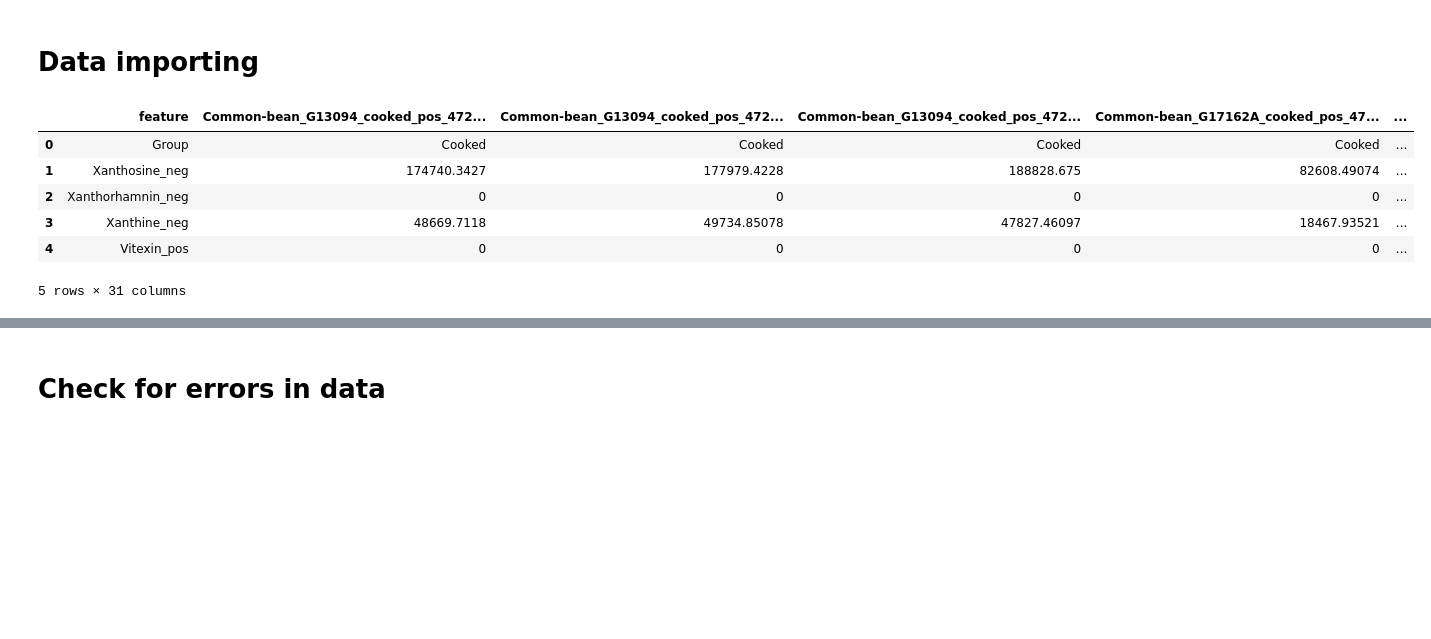
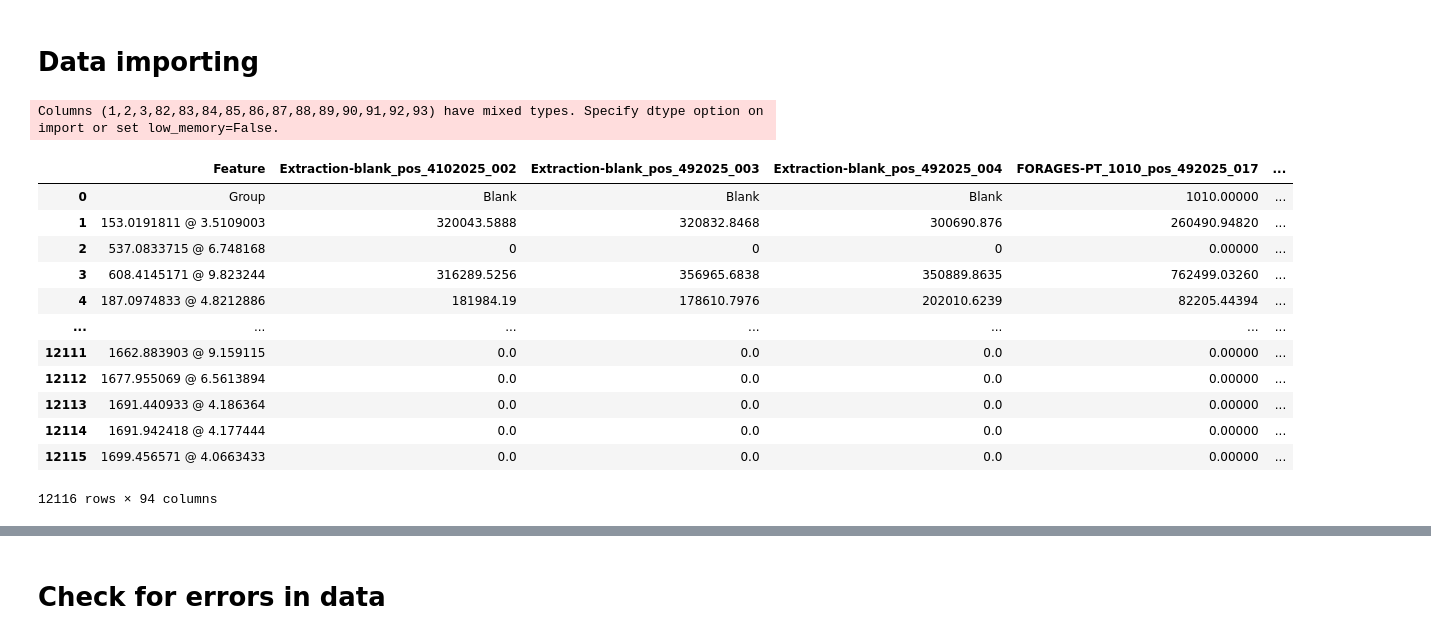
Before and after one commit to GVelez-iomicas/Metabolomic_Analitics_workflow, a Jupyter notebook: Code/Comparison.ipynb, the cells around one changed output, grey strips where cells are left out. Cells and saved outputs as stored; diff of their text form; code cells hidden in the pictures; blank space fills up the shorter version.

```diff
--- a/Code/Comparison.ipynb
+++ b/Code/Comparison.ipynb
@@ -3,22 +3,29 @@
 # %%
 import pandas as pd
 import numpy as np
 import matplotlib.pyplot as plt
 import seaborn as sns
 
 # Load the CSV file into a DataFrame
 filepath = '../Input/'
-file = 'data_bean_MA_test.csv'
+file = 'Annotation_of_FL_FORAGES_PT_united_vs_library_iomicas_library_V3.1_final_MA.csv'
 
 featurelist_grouped = pd.read_csv(filepath + file, sep=',', header=0)
 
 # Display the first few rows to confirm successful loading
-featurelist_grouped.head()
+featurelist_grouped
 # %% [output]
+Columns (1,2,3,82,83,84,85,86,87,88,89,90,91,92,93) have mixed types. Specify dtype option on import or set low_memory=False.
-|  | feature | Common-bean_G13094_cooked_pos_472... | Common-bean_G13094_cooked_pos_472... | Common-bean_G13094_cooked_pos_472... | Common-bean_G17162A_cooked_pos_47... | ... |
-| 0 | Group | Cooked | Cooked | Cooked | Cooked | ... |
-| 1 | Xanthosine_neg | 174740.3427 | 177979.4228 | 188828.675 | 82608.49074 | ... |
-| 2 | Xanthorhamnin_neg | 0 | 0 | 0 | 0 | ... |
-| 3 | Xanthine_neg | 48669.7118 | 49734.85078 | 47827.46097 | 18467.93521 | ... |
-| 4 | Vitexin_pos | 0 | 0 | 0 | 0 | ... |
+|  | Feature | Extraction-blank_pos_4102025_002 | Extraction-blank_pos_492025_003 | Extraction-blank_pos_492025_004 | FORAGES-PT_1010_pos_492025_017 | ... |
+| 0 | Group | Blank | Blank | Blank | 1010.00000 | ... |
+| 1 | 153.0191811 @ 3.5109003 | 320043.5888 | 320832.8468 | 300690.876 | 260490.94820 | ... |
+| 2 | 537.0833715 @ 6.748168 | 0 | 0 | 0 | 0.00000 | ... |
+| 3 | 608.4145171 @ 9.823244 | 316289.5256 | 356965.6838 | 350889.8635 | 762499.03260 | ... |
+| 4 | 187.0974833 @ 4.8212886 | 181984.19 | 178610.7976 | 202010.6239 | 82205.44394 | ... |
+| ... | ... | ... | ... | ... | ... | ... |
+| 12111 | 1662.883903 @ 9.159115 | 0.0 | 0.0 | 0.0 | 0.00000 | ... |
+| 12112 | 1677.955069 @ 6.5613894 | 0.0 | 0.0 | 0.0 | 0.00000 | ... |
+| 12113 | 1691.440933 @ 4.186364 | 0.0 | 0.0 | 0.0 | 0.00000 | ... |
+| 12114 | 1691.942418 @ 4.177444 | 0.0 | 0.0 | 0.0 | 0.00000 | ... |
+| 12115 | 1699.456571 @ 4.0663433 | 0.0 | 0.0 | 0.0 | 0.00000 | ... |
-5 rows × 31 columns
+12116 rows × 94 columns
```
Also changed, not shown: parts of 12 cells of this notebook, 5 other files.
